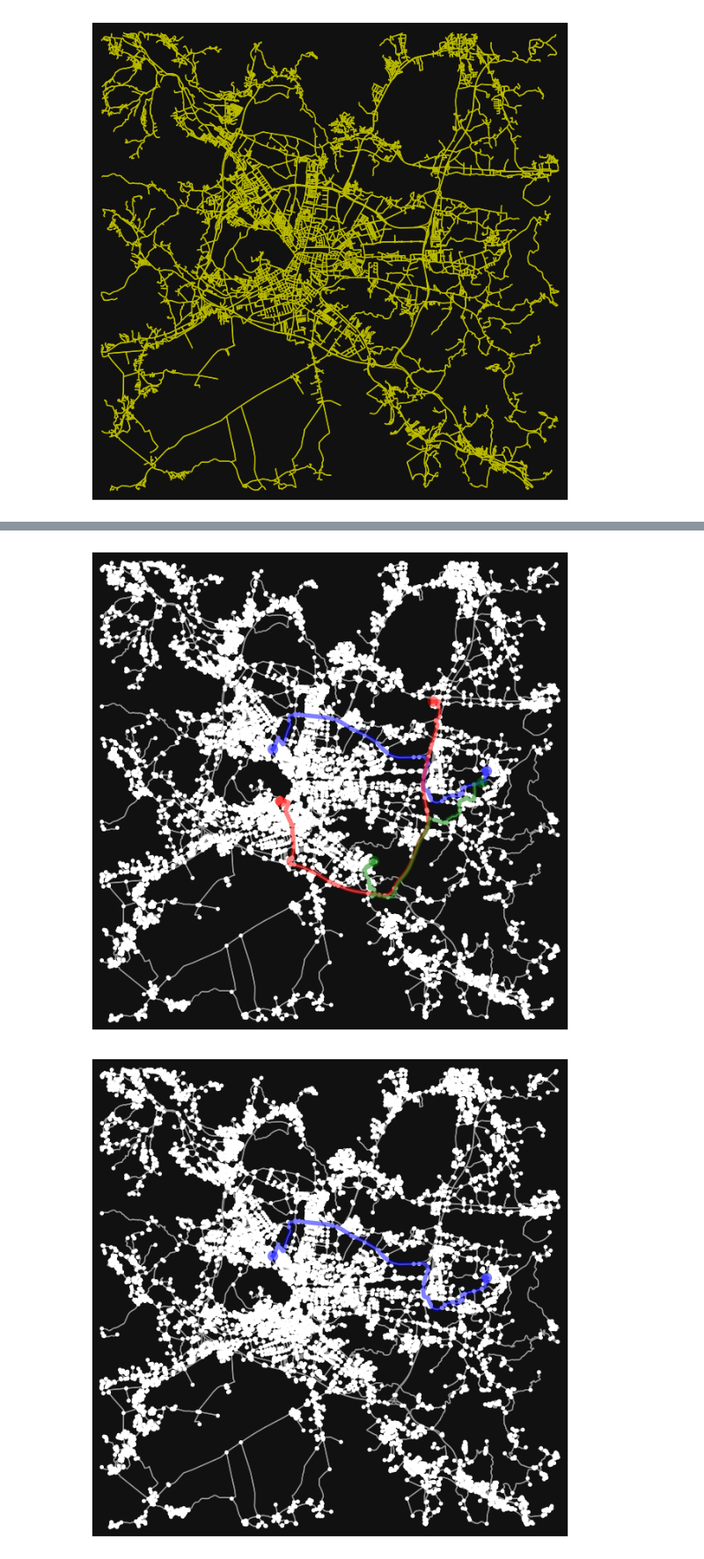
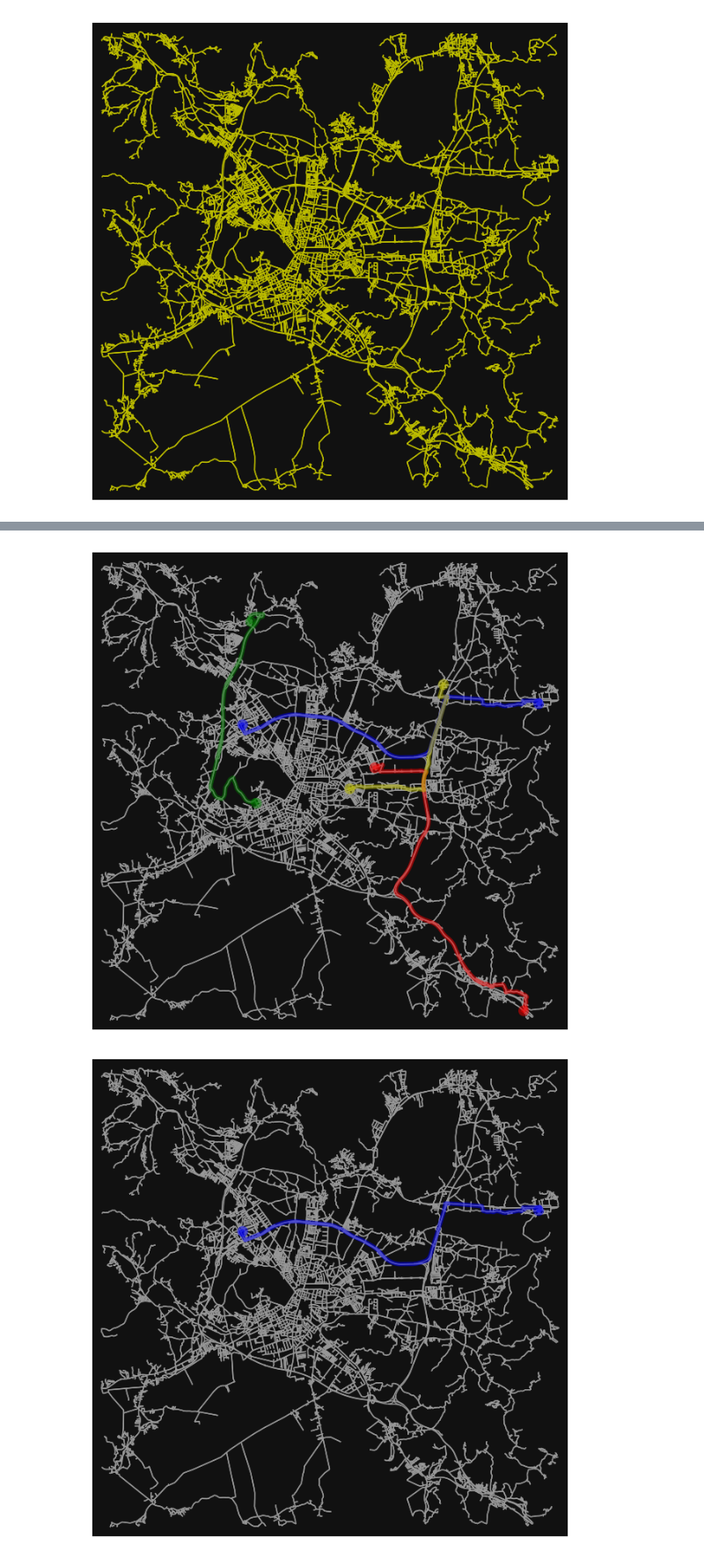
Before and after one commit to elgroselj/distributing_traffic, a Jupyter notebook: ljubljana.ipynb, the cells around one changed output, grey strips where cells are left out. Shown at 88% size. Drawn from its saved outputs; the diff is of its cells as text; code cells hidden in the pictures.

Commit message:
node-arc form, minimize, pickle

```diff
--- a/ljubljana.ipynb
+++ b/ljubljana.ipynb
@@ -6,12 +12,20 @@ COLORS="brgymcbrgymc"
 # %%
 import osmnx as ox
 import matplotlib.pyplot as plt
+import pickle
 
-#place = 'BTC, Ljubljana, Slovenia'
-#graph = ox.graph_from_place(place,network_type='drive')
-graph = ox.graph_from_point((46.05407,14.52114), dist=10000, network_type="drive")
+# graph = ox.graph_from_point((46.05407,14.52114), dist=10000, network_type="drive")
+# file = open('lj.pkl', 'wb')
+# pickle.dump(graph,file)
+# file.close()
+
+
+file = open('lj.pkl', 'rb')
+graph = pickle.load(file)
+file.close()
 print(type(graph))
-# Plot the streets
+
+
 fig, ax = ox.plot_graph(graph,edge_color='y',node_size=0,save=True)
 # %% [output]
 <class 'networkx.classes.multidigraph.MultiDiGraph'>
@@ -39,4 +54,4 @@ list(g.edges(data=True))[0]
 # %%
-ZK = get_random_ZK(g,num_ZK=5,max_a=1)
+ZK = hf.get_random_ZK(g,num_ZK=5,max_a=1)
 print(ZK)
 # %% [output]
@@ -44,4 +59,4 @@ print(ZK)
 # %%
-paths = poklici_linprog(ZK[:4],g,st_alternativ=100)
+paths = hf.poklici_linprog(ZK[:4],g,st_alternativ=20)
 paths
 # %% [output]
@@ -78,7 +84,7 @@ paths
 # %%
-fig, ax = ox.plot_graph_routes(graph,paths,route_colors=list(COLORS)[:len(paths)])
-for ci, path in enumerate(paths):
-    fig, ax = ox.plot_graph_route(graph,path,route_color=COLORS[ci])
+fig, ax = ox.plot_graph_routes(graph,paths,route_colors=list(COLORS)[:len(paths)],node_size=0)
+# for ci, path in enumerate(paths):
+#     fig, ax = ox.plot_graph_route(graph,path,route_color=COLORS[ci],node_size=0)
 # %% [output]
-[figure, old version]
+[figure, new version]
-[figure, old version]
+[figure, new version]
```
Also changed, not shown: parts of 6 cells of this notebook, 6 other files.
